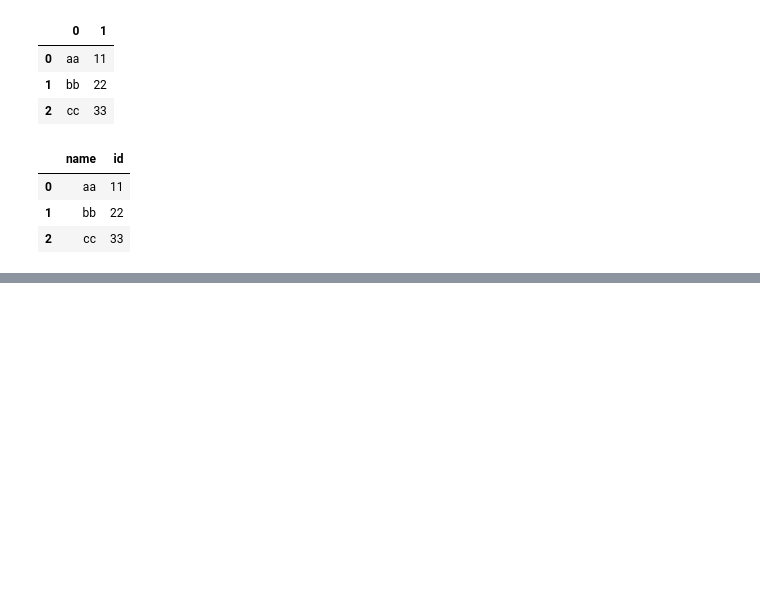
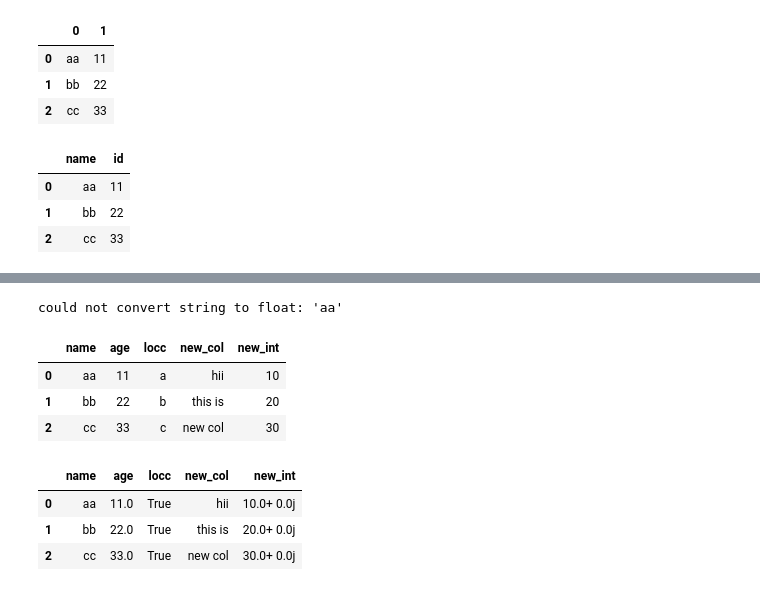
Before and after one commit to dhavalvalaa/Ai_Ml_QB, a Jupyter notebook: pandas/19_06/DataFrame_Exercises.ipynb, the cells around one changed output, grey strips where cells are left out. Cells and saved outputs as stored; diff of their text form; code cells hidden in the pictures; blank space fills up the shorter version.

```diff
--- a/pandas/19_06/DataFrame_Exercises.ipynb
+++ b/pandas/19_06/DataFrame_Exercises.ipynb
@@ -42,0 +41,15 @@ display(df3)
+# %%
+# pd.Dataframe.from_dict()
+# Use it when: You have dictionary-based data
+# and want to explicitly control the conversion.
+# If orient='index', the keys are treated as row indices.
+
+data = {
+    'name': ["aa","bb",'cc'],
+    'age': [11,22,33],
+    'locc': ['a','b','c']
+}
+df = pd.DataFrame.from_dict(data, orient='index')
+display(df)
+df1 = pd.DataFrame.from_dict(data)
+df1
@@ -42,0 +65,38 @@ display(df3)
+# %%
+# Specifying Data Types
+# No matter how you create your DataFrame,
+# you can specify data types using the dtype argument or by assigning types after creation:
+try:
+    df = pd.DataFrame(data, dtype='float')
+except Exception as e:
+    print(e)
+else:
+    display(df)
+
+#in this dataframe the col. include the str so it generate the error
+#if all the data in from of numeric then we use this either we have to use column-specific
+
+df_temp = pd.DataFrame(data)
+# df_temp = df_temp.astype({'age': 'float'})
+# df_temp
+# %% [output]
+could not convert string to float: 'aa'
+# %%
+df_temp["new_col"] = ["hii", "this is" , "new col"]
+df_temp["new_int"] = [10,20,30]
+df_temp
+# %% [output]
+|  | name | age | locc | new_col | new_int |
+| 0 | aa | 11 | a | hii | 10 |
+| 1 | bb | 22 | b | this is | 20 |
+| 2 | cc | 33 | c | new col | 30 |
+# %%
+df_temp = df_temp.astype({'age': 'float',
+                          'new_int': 'complex',
+                          'locc': 'bool'})
+display(df_temp)
+# %% [output]
+|  | name | age | locc | new_col | new_int |
+| 0 | aa | 11.0 | True | hii | 10.0+ 0.0j |
+| 1 | bb | 22.0 | True | this is | 20.0+ 0.0j |
+| 2 | cc | 33.0 | True | new col | 30.0+ 0.0j |
```
Also changed, not shown: parts of 20 cells of this notebook, 1 other file.
